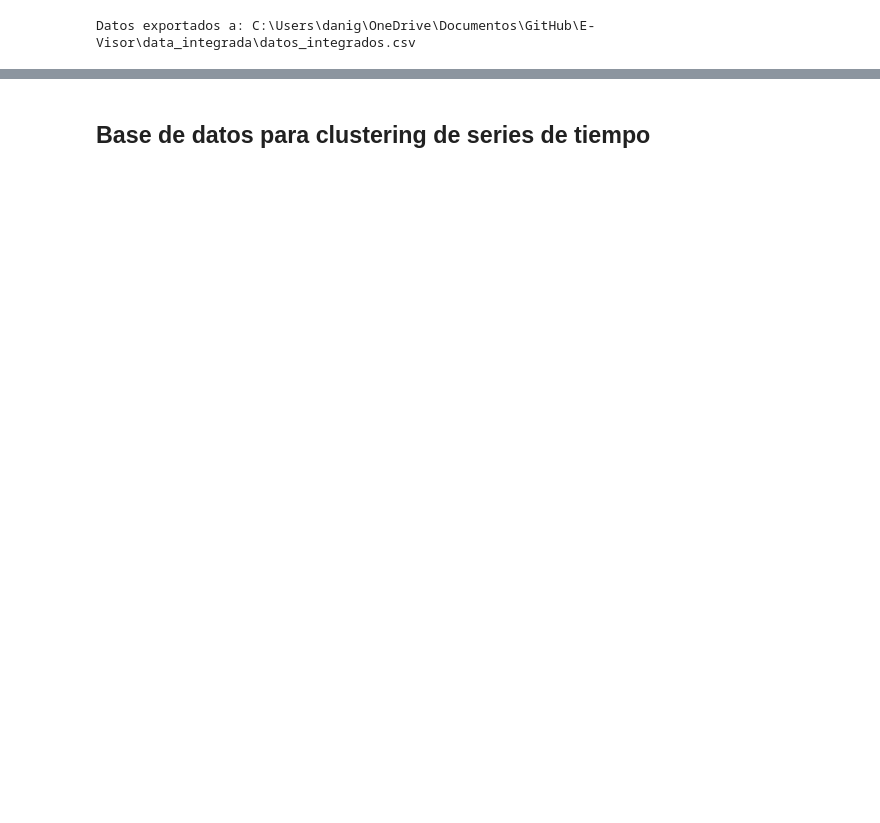
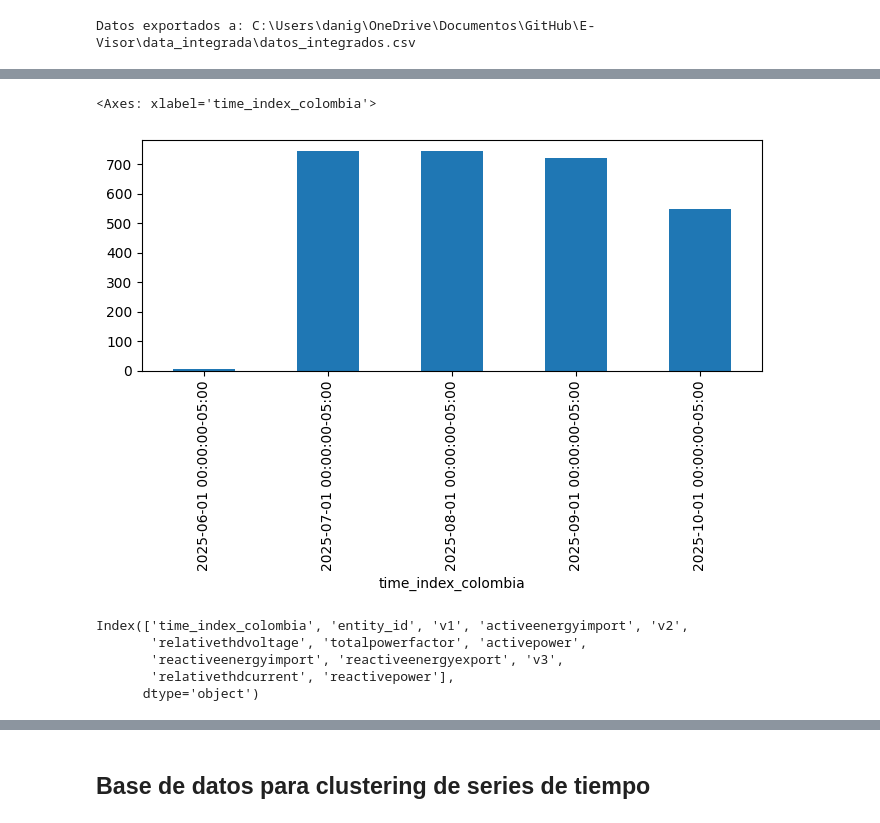
Before and after one commit to danielagerenal/E-Visor, a Jupyter notebook: notebooks/01_Integración_Calidad.ipynb, the cells around one changed output, grey strips where cells are left out. Saved outputs shown, nothing was run; the diff lists cells and outputs as text; code cells hidden in the pictures; blank space fills up the shorter version.

```diff
--- a/notebooks/01_Integración_Calidad.ipynb
+++ b/notebooks/01_Integración_Calidad.ipynb
@@ -155,0 +185,14 @@ Datos exportados a: C:\Users\danig\OneDrive\Documentos\GitHub\E-Visor\data_integ
+# %%
+#Variable datetime
+df.set_index('time_index_colombia').resample('MS').size().plot(kind='bar', figsize=(8,3))
+# %% [output]
+<Axes: xlabel='time_index_colombia'>
+[figure, added]
+# %%
+df.columns
+# %% [output]
+Index(['time_index_colombia', 'entity_id', 'v1', 'activeenergyimport', 'v2',
+       'relativethdvoltage', 'totalpowerfactor', 'activepower',
+       'reactiveenergyimport', 'reactiveenergyexport', 'v3',
+       'relativethdcurrent', 'reactivepower'],
+      dtype='object')
```
Also changed, not shown: parts of 30 cells of this notebook, 8 other files.
